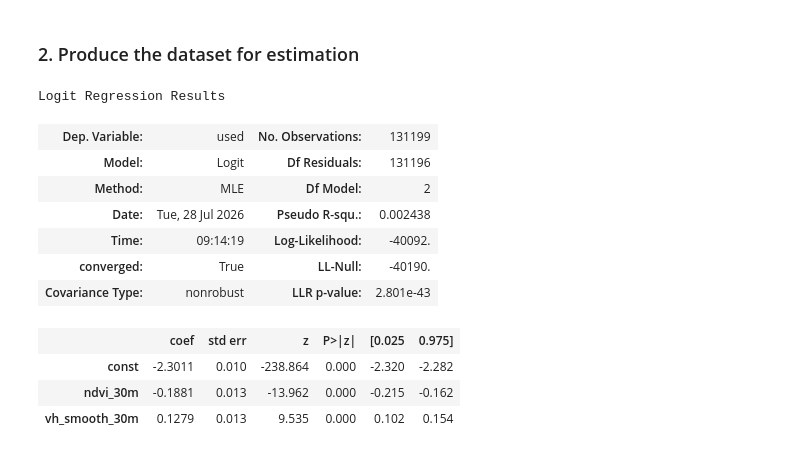
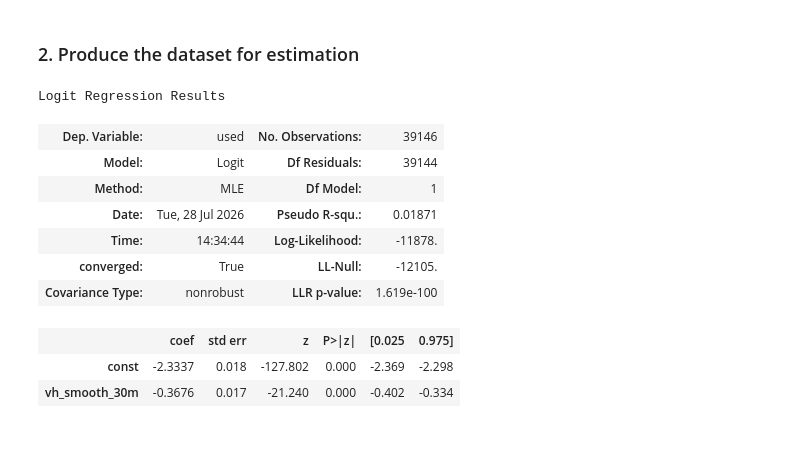
Before and after one commit to PantheraPaulus/hrHSA-public, a Jupyter notebook: notebooks/pangolin/PANGOLIN_MASTER.ipynb, the cells around one changed output. Drawn from its saved outputs; the diff is of its cells as text; code cells hidden in the pictures.

```diff
--- a/notebooks/pangolin/PANGOLIN_MASTER.ipynb
+++ b/notebooks/pangolin/PANGOLIN_MASTER.ipynb
@@ -405,26 +407,25 @@ lk = compare_single_predictors(sampled)
 # %%
 # -------------------------
 # Fitting a ML-Model
 # -------------------------
 from hsa.features import FeatureSpec
 from hsa.rsf import fit_rsf
 
-specs = FeatureSpec(linear = ["ndvi_30m", "vh_smooth_30m"])
-model, scaler, spec, meta = fit_rsf(sampled, specs)
+specs = FeatureSpec(linear = ["vh_smooth_30m"])
+model, scaler, spec, meta = fit_rsf(sampled[sampled["Individual_ID"].isin(["OST077", "OST085", "OST088"])], specs)
 model.summary()
 # %% [output]
 Logit Regression Results
-| Dep. Variable: | used | No. Observations: | 131199 |
-| Model: | Logit | Df Residuals: | 131196 |
-| Method: | MLE | Df Model: | 2 |
-| Date: | Tue, 28 Jul 2026 | Pseudo R-squ.: | 0.002438 |
-| Time: | 09:14:19 | Log-Likelihood: | -40092. |
-| converged: | True | LL-Null: | -40190. |
-| Covariance Type: | nonrobust | LLR p-value: | 2.801e-43 |
+| Dep. Variable: | used | No. Observations: | 39146 |
+| Model: | Logit | Df Residuals: | 39144 |
+| Method: | MLE | Df Model: | 1 |
+| Date: | Tue, 28 Jul 2026 | Pseudo R-squ.: | 0.01871 |
+| Time: | 14:34:44 | Log-Likelihood: | -11878. |
+| converged: | True | LL-Null: | -12105. |
+| Covariance Type: | nonrobust | LLR p-value: | 1.619e-100 |
 |  | coef | std err | z | P>|z| | [0.025 | 0.975] |
-| const | -2.3011 | 0.010 | -238.864 | 0.000 | -2.320 | -2.282 |
-| ndvi_30m | -0.1881 | 0.013 | -13.962 | 0.000 | -0.215 | -0.162 |
-| vh_smooth_30m | 0.1279 | 0.013 | 9.535 | 0.000 | 0.102 | 0.154 |
+| const | -2.3337 | 0.018 | -127.802 | 0.000 | -2.369 | -2.298 |
+| vh_smooth_30m | -0.3676 | 0.017 | -21.240 | 0.000 | -0.402 | -0.334 |
 # %%
 # -------------------------
 # Fit surface
```
Also changed, not shown: parts of 37 cells of this notebook, 9 other files.
